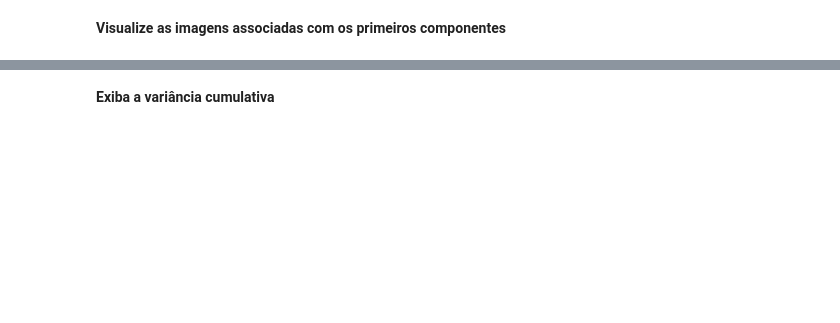
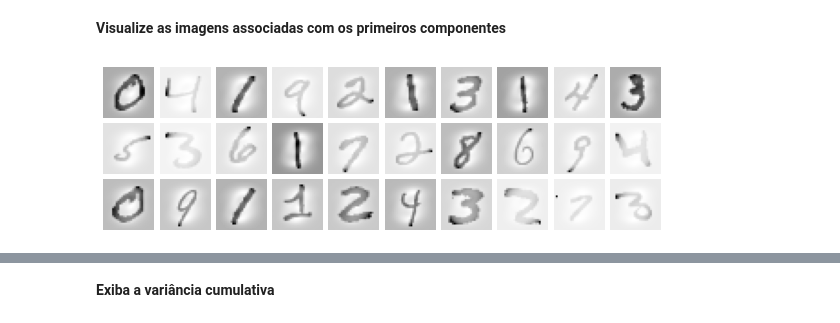
Before and after one commit to lcbm/cs-machine-learning, a Jupyter notebook: yo_MNIST.ipynb, the cells around one changed output, grey strips where cells are left out. Cells and saved outputs as stored; diff of their text form; code cells hidden in the pictures; blank space fills up the shorter version.

```diff
--- a/yo_MNIST.ipynb
+++ b/yo_MNIST.ipynb
@@ -23,0 +26,6 @@ PCA e LDA: MNIST
+# %%
+from sklearn.datasets import fetch_openml
+
+X, y = fetch_openml('mnist_784',
+                    version=1,
+                    return_X_y=True)
@@ -23,0 +34,5 @@ PCA e LDA: MNIST
+# %%
+from sklearn.preprocessing import StandardScaler
+
+scaler = StandardScaler()
+X_std  = scaler.fit_transform(X)
@@ -25,0 +43,6 @@ PCA e LDA: MNIST
+# %%
+from sklearn.decomposition import PCA
+
+# n_components = dimensionality, pixels, to use... please pick a perfect square number (4, 9, 16, ..., 784)
+pca = PCA(n_components=9)
+pca.fit(X_std)
@@ -26,2 +69,24 @@ PCA e LDA: MNIST
 # %% [markdown]
 **Visualize as imagens associadas com os primeiros componentes**
+# %%
+# Digit plotting function
+import matplotlib.pyplot as plt
+import numpy as np
+
+def plotter(data):
+    pixels    = data.shape[1]
+    dimension = int(np.sqrt(pixels))
+    shape     = (dimension, dimension)
+
+    plt.figure(figsize=(10, 3))
+    for i in range(1, 31):
+        plt.subplot(3, 10, i)
+        plt.imshow(data[i].reshape(shape), cmap='binary')
+        plt.axis('off')
+    plt.subplots_adjust(wspace=0.1, hspace=0.1)
+    plt.show()
+# %%
+# Plot original images
+plotter(data=X_std)
+# %% [output]
+[figure, added]
```
Also changed, not shown: parts of 35 cells of this notebook.
